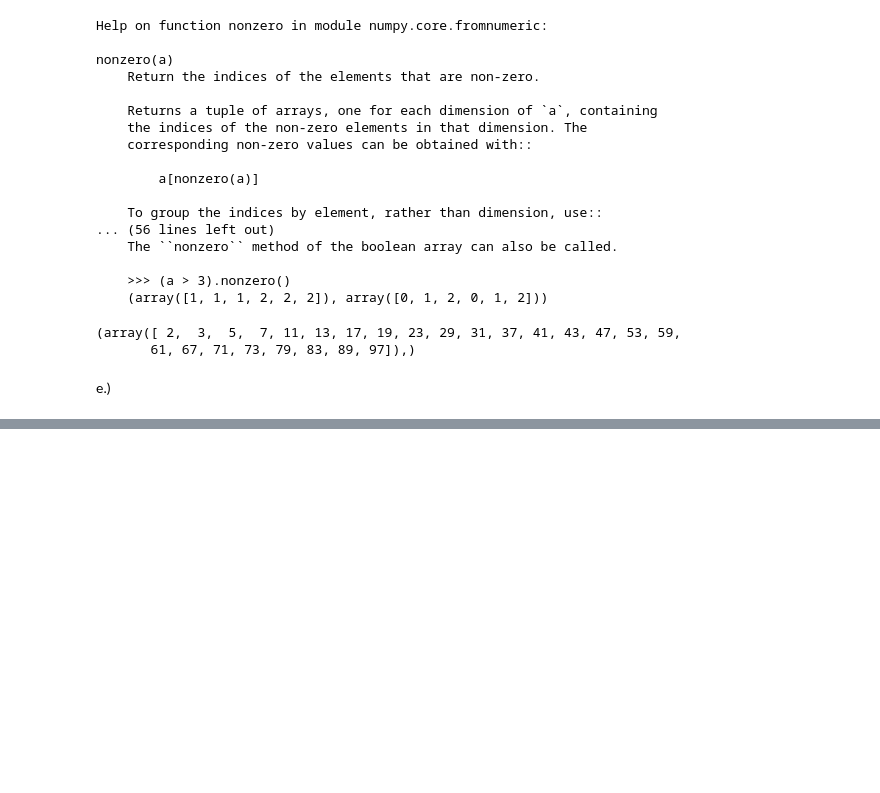
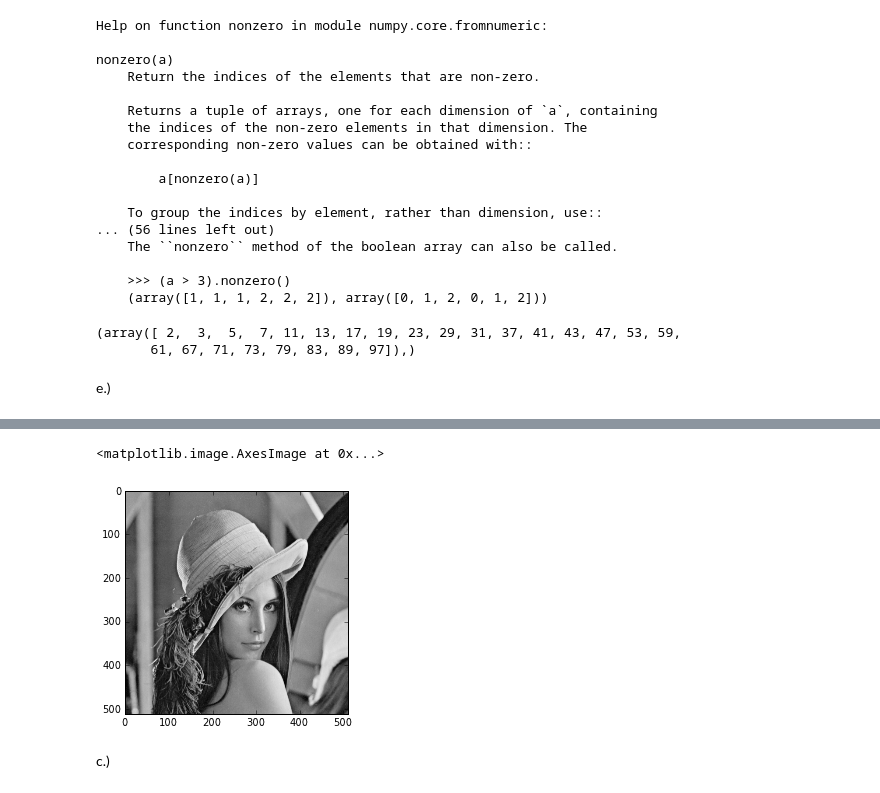
Before and after one commit to npilgram/PHYS202-S13, a Jupyter notebook: Week2/NumPyEx1.ipynb, the cells around one changed output, grey strips where cells are left out. Drawn from its saved outputs; the diff is of its cells as text; code cells hidden in the pictures; blank space fills up the shorter version.

```diff
--- a/Week2/NumPyEx1.ipynb
+++ b/Week2/NumPyEx1.ipynb
@@ -151,0 +182,7 @@ def eratosthenes_sieve(maximum):
+# %%
+imshow(lena, cmap=cm.gray)
+# %% [output]
+<matplotlib.image.AxesImage at 0x...>
+[figure, added]
+# %% [markdown]
+c.)
```
Also changed, not shown: parts of 32 cells of this notebook.
